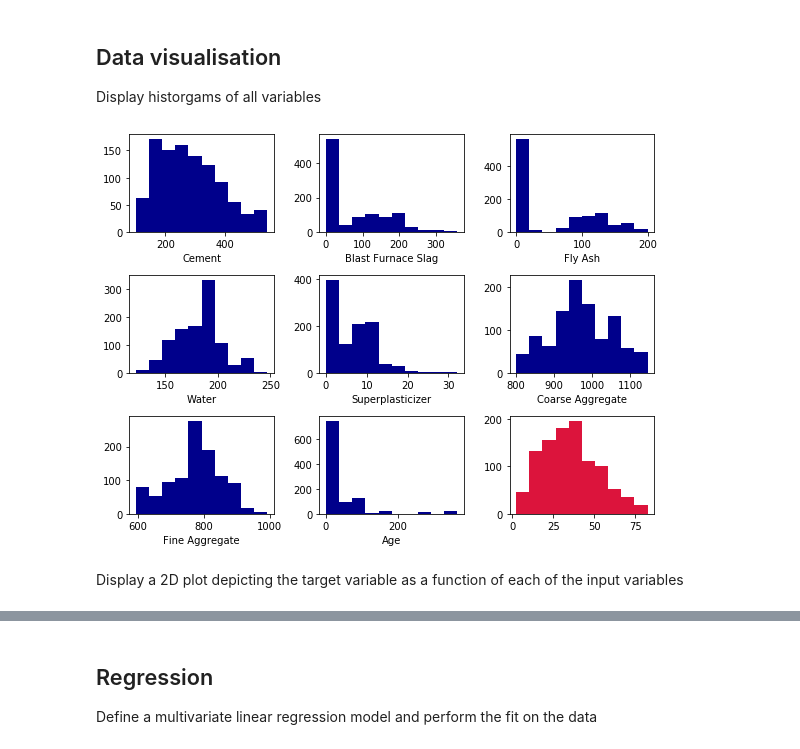
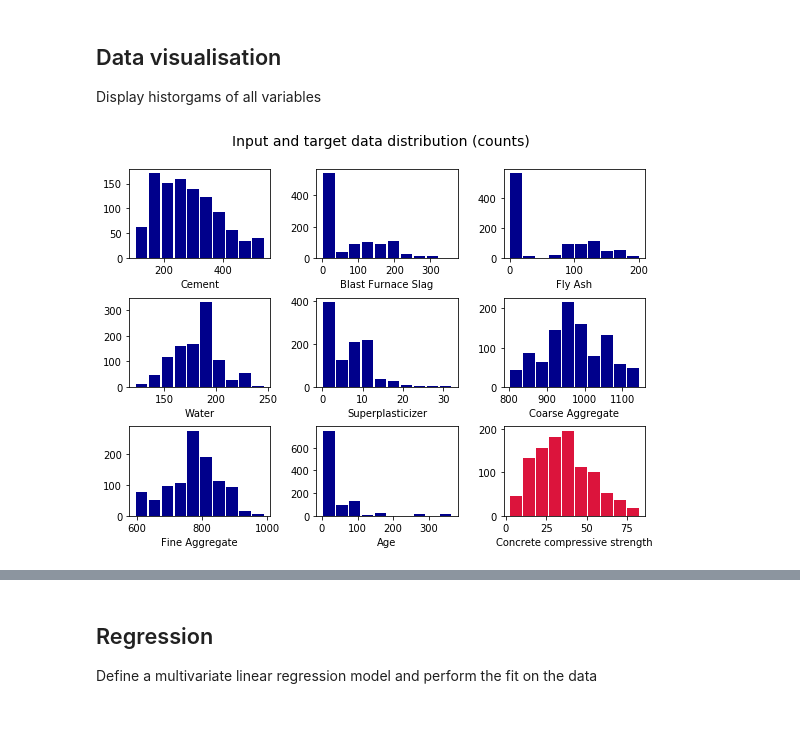
Before and after one commit to animaviridis/machine-learning-assessment, a Jupyter notebook: assignment1/task1/regression.ipynb, the cells around one changed output, grey strips where cells are left out. Drawn from its saved outputs; the diff is of its cells as text; code cells hidden in the pictures; blank space fills up the shorter version.

```diff
--- a/assignment1/task1/regression.ipynb
+++ b/assignment1/task1/regression.ipynb
@@ -86,14 +86,19 @@ nt = n + 1           # number of all variables (including the target)
 Display historgams of all variables
 # %%
 fig, axes = plt.subplots(nt//3 + (1 if nt%3 else 0), 3, figsize=(8, 6))
+
+def hist(ax, data, xlabel, **kwargs):
+    ax.hist(data, bins=10, rwidth=0.9, **kwargs)
+    ax.set_xlabel(xlabel)
+
 for i, input_var in enumerate(input_vars):
-    ax = axes[i//3, i%3]
-    ax.hist(df_input.loc[:, input_var], color='darkblue', lw=1)
-    ax.set_xlabel(input_var)
-axes[-1, n%3].hist(df_target, color='crimson')
+    hist(axes[i//3, i%3], df_input.loc[:, input_var], input_var, color='darkblue', lw=1)
+
+hist(axes[-1, n%3], df_target, target_var, color='crimson')
+
+fig.suptitle("Input and target data distribution (counts)", fontsize=14)
 fig.tight_layout()
+fig.subplots_adjust(top=0.9)
 plt.show()
 # %% [output]
-[figure, old version]
+[figure, new version]
-# %% [markdown]
-Display a 2D plot depicting the target variable as a function of each of the input variables
```
Also changed, not shown: parts of 12 cells of this notebook.
